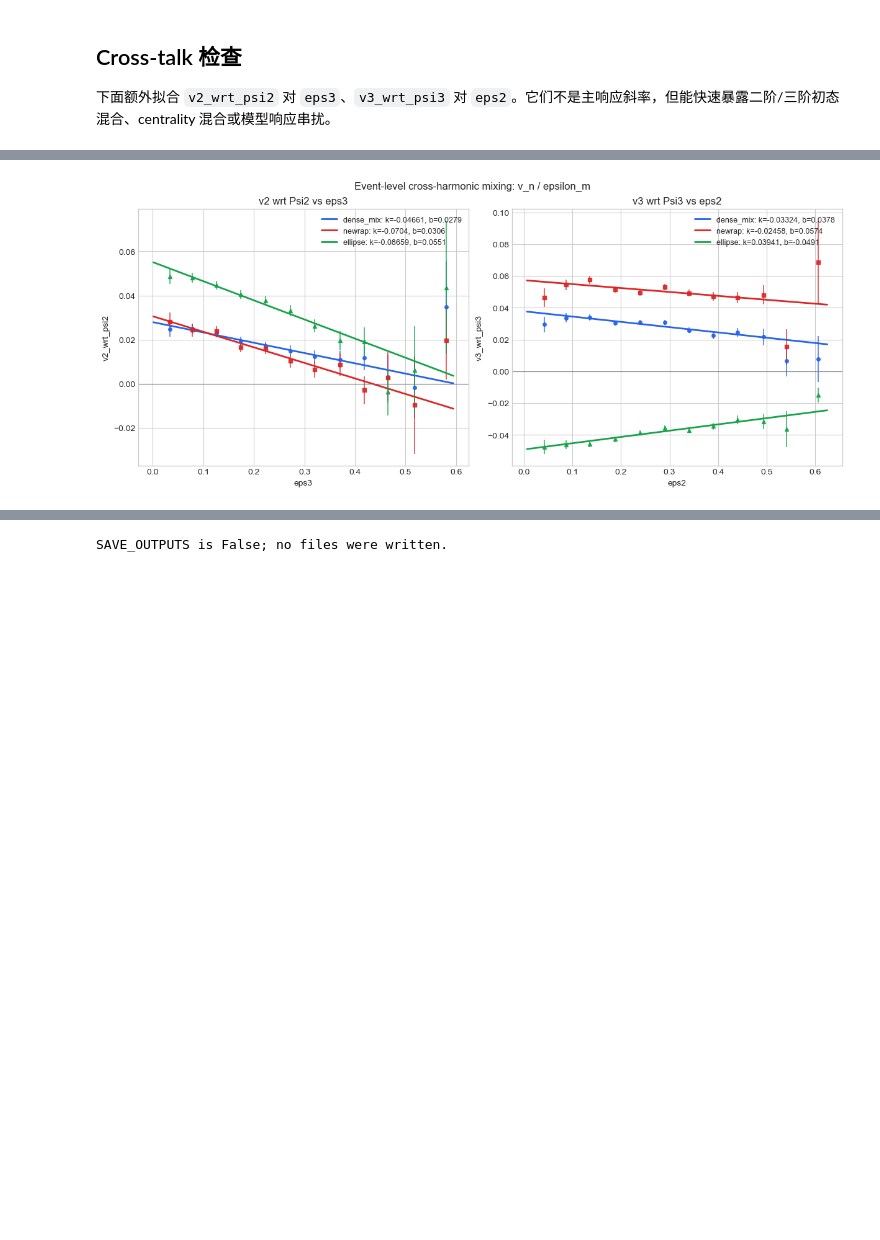
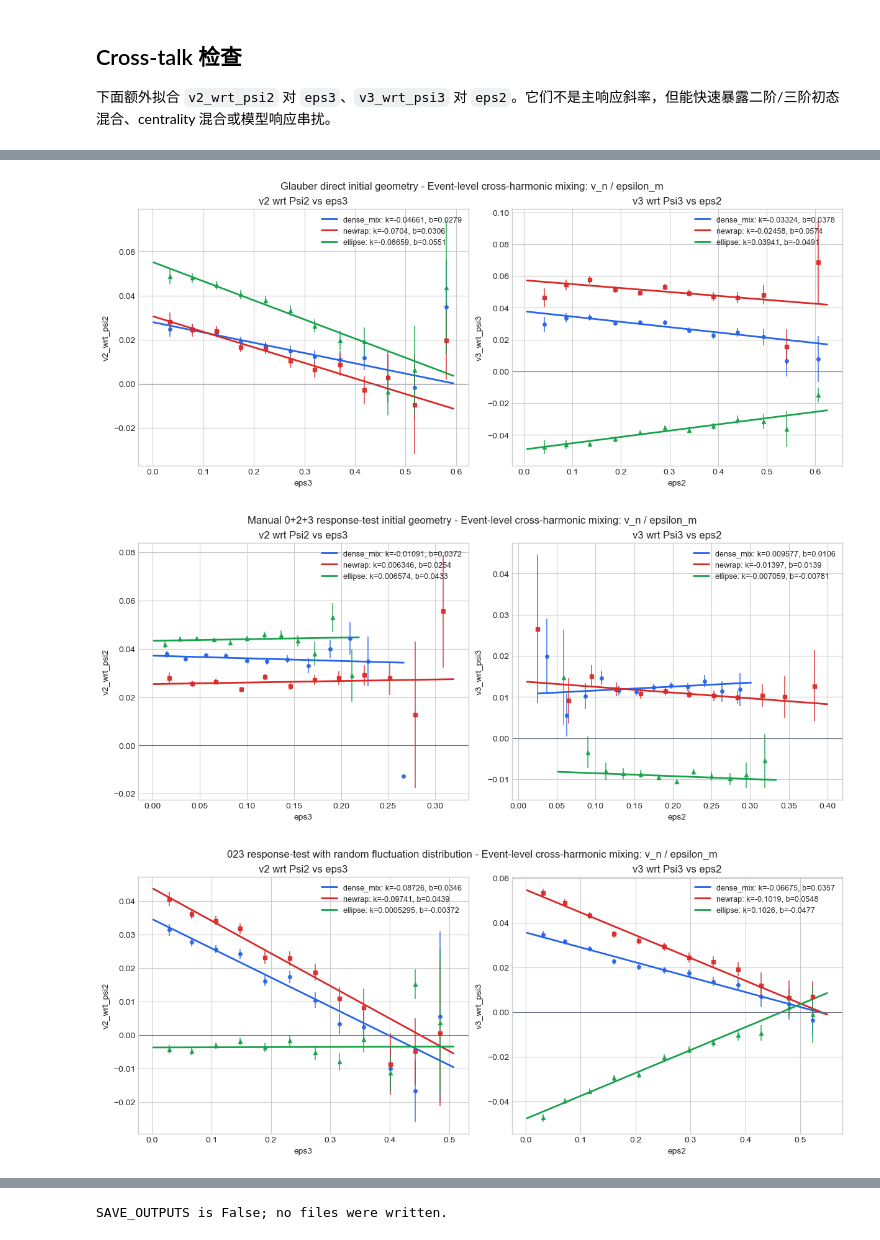
Before and after one commit to mutecho/Glauber_BW, a Jupyter notebook: notebooks/vn_epsn_regression.ipynb, the cells around one changed output, grey strips where cells are left out. Saved outputs shown, nothing was run; the diff lists cells and outputs as text; code cells hidden in the pictures; blank space fills up the shorter version.

```diff
--- a/notebooks/vn_epsn_regression.ipynb
+++ b/notebooks/vn_epsn_regression.ipynb
@@ -548,11 +680,30 @@ CROSS_TALK_PAIRS = {
     "v3 wrt Psi3 vs eps2": {"epsilon": "eps2", "response": "v3_wrt_psi3"},
 }
 
-cross_fit_results, cross_talk_summary = fit_pair_set(CROSS_TALK_PAIRS, include_origin=False)
+cross_fit_results_by_group = {}
+cross_talk_tables = []
+for group in analysis_groups:
+    group_results, group_summary = fit_pair_set(CROSS_TALK_PAIRS, group, include_origin=False)
+    cross_fit_results_by_group[group["key"]] = group_results
+    cross_talk_tables.append(group_summary)
+
+cross_talk_summary = pd.concat(cross_talk_tables, ignore_index=True)
+cross_fit_results = cross_fit_results_by_group[first_group_key]  # Backward-compatible first-group result map.
 display(cross_talk_summary)
 
-cross_talk_fig, cross_talk_axes = plot_pair_comparison(
-    CROSS_TALK_PAIRS, cross_fit_results, "Event-level cross-harmonic mixing: v_n / epsilon_m"
-)
-plt.show()
+cross_talk_figs = {}
+cross_talk_axes_by_group = {}
+for group in analysis_groups:
+    fig, axes = plot_pair_comparison(
+        CROSS_TALK_PAIRS,
+        cross_fit_results_by_group[group["key"]],
+        group,
+        "Event-level cross-harmonic mixing: v_n / epsilon_m",
+    )
+    cross_talk_figs[group["key"]] = fig
+    cross_talk_axes_by_group[group["key"]] = axes
+    plt.show()
+
+cross_talk_fig = cross_talk_figs[first_group_key]          # Backward-compatible first-group figure.
+cross_talk_axes = cross_talk_axes_by_group[first_group_key]
 # %% [output]
@@ -566,2 +727,4 @@ plt.show()
-[figure, old version]
+[figure, new version]
+[figure, added]
+[figure, added]
 # %%
```
Also changed, not shown: parts of 12 cells of this notebook, 26 other files.
